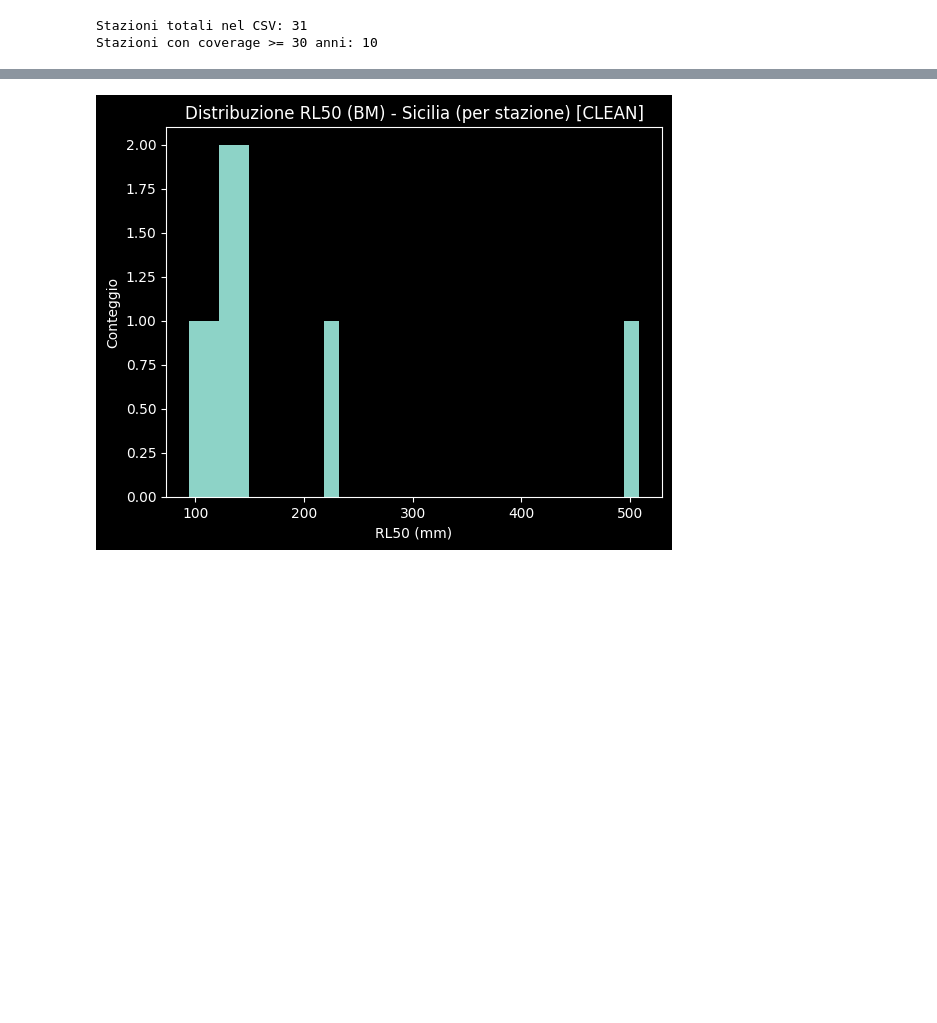
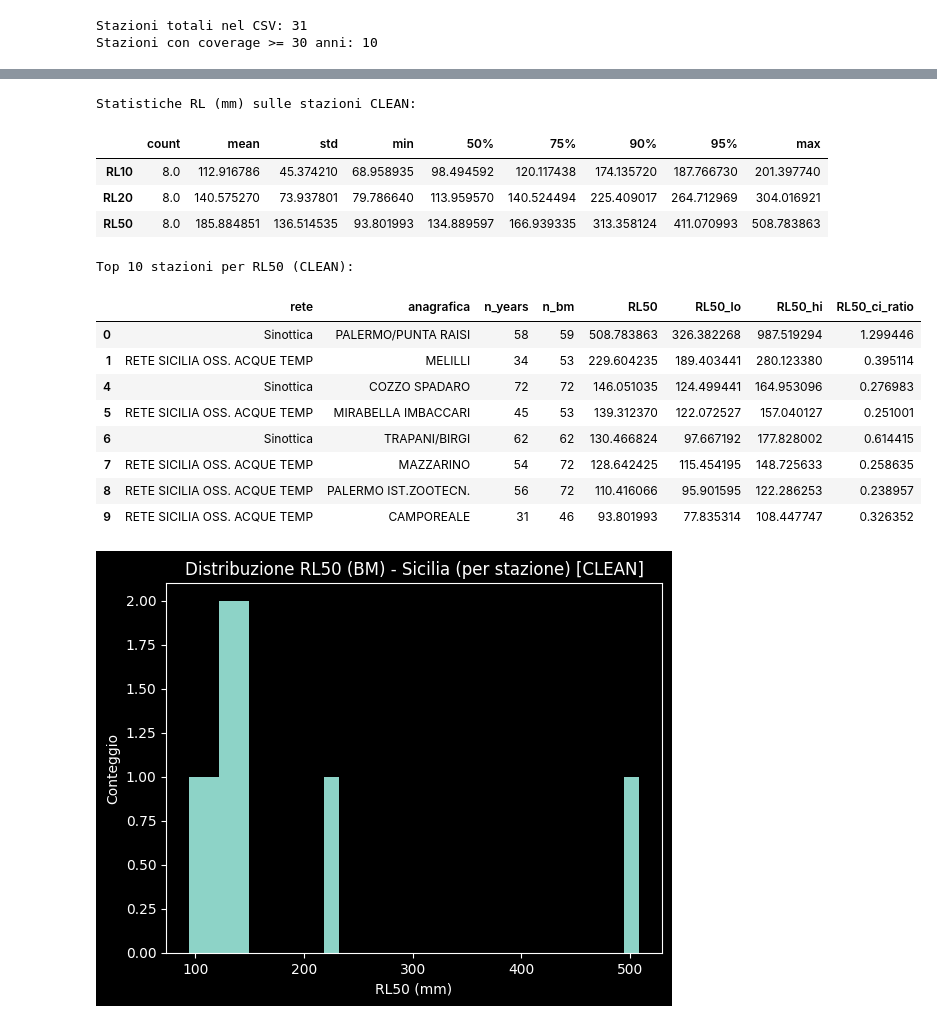
Before and after one commit to Raiden-89/StatisticsOfExtremeEvents, a Jupyter notebook: Extreme_Sicily22.ipynb, the cells around one changed output, grey strips where cells are left out. Saved outputs shown, nothing was run; the diff lists cells and outputs as text; code cells hidden in the pictures; blank space fills up the shorter version.

```diff
--- a/Extreme_Sicily22.ipynb
+++ b/Extreme_Sicily22.ipynb
@@ -1105,6 +1055,39 @@ Salvati anche:
 | 7 | RETE SICILIA OSS. ACQUE TEMP | MAZZARINO | 54 | 19115 | 72 | 94.779074 | 85.846538 | 107.150491 | 109.538222 | 99.171511 | 125.277497 | ... |
 | 8 | RETE SICILIA OSS. ACQUE TEMP | PALERMO IST.ZOOTECN. | 56 | 20029 | 72 | 85.472665 | 76.486468 | 93.341085 | 96.344104 | 84.890500 | 105.998913 | ... |
 | 9 | RETE SICILIA OSS. ACQUE TEMP | CAMPOREALE | 31 | 11029 | 46 | 68.958935 | 60.140510 | 77.027471 | 79.786640 | 67.510035 | 90.730312 | ... |
+# %%
+from IPython.display import display
+
+# --- TABELLINA: statistiche riassuntive sui return levels (solo stazioni clean) ---
+cols_rl = ["RL10","RL20","RL50"]
+desc = rl_station_clean[cols_rl].describe(percentiles=[0.5, 0.75, 0.9, 0.95]).T
+desc = desc[["count","mean","std","min","50%","75%","90%","95%","max"]]
+print("Statistiche RL (mm) sulle stazioni CLEAN:")
+display(desc)
+
+# --- TOP 10 stazioni per RL50 ---
+top10 = rl_station_clean.sort_values("RL50", ascending=False)[
+    ["rete","anagrafica","n_years","n_bm","RL50","RL50_lo","RL50_hi","RL50_ci_ratio"]
+].head(10)
+
+print("Top 10 stazioni per RL50 (CLEAN):")
+display(top10)
+# %% [output]
+Statistiche RL (mm) sulle stazioni CLEAN:
+|  | count | mean | std | min | 50% | 75% | 90% | 95% | max |
+| RL10 | 8.0 | 112.916786 | 45.374210 | 68.958935 | 98.494592 | 120.117438 | 174.135720 | 187.766730 | 201.397740 |
+| RL20 | 8.0 | 140.575270 | 73.937801 | 79.786640 | 113.959570 | 140.524494 | 225.409017 | 264.712969 | 304.016921 |
+| RL50 | 8.0 | 185.884851 | 136.514535 | 93.801993 | 134.889597 | 166.939335 | 313.358124 | 411.070993 | 508.783863 |
+Top 10 stazioni per RL50 (CLEAN):
+|  | rete | anagrafica | n_years | n_bm | RL50 | RL50_lo | RL50_hi | RL50_ci_ratio |
+| 0 | Sinottica | PALERMO/PUNTA RAISI | 58 | 59 | 508.783863 | 326.382268 | 987.519294 | 1.299446 |
+| 1 | RETE SICILIA OSS. ACQUE TEMP | MELILLI | 34 | 53 | 229.604235 | 189.403441 | 280.123380 | 0.395114 |
+| 4 | Sinottica | COZZO SPADARO | 72 | 72 | 146.051035 | 124.499441 | 164.953096 | 0.276983 |
+| 5 | RETE SICILIA OSS. ACQUE TEMP | MIRABELLA IMBACCARI | 45 | 53 | 139.312370 | 122.072527 | 157.040127 | 0.251001 |
+| 6 | Sinottica | TRAPANI/BIRGI | 62 | 62 | 130.466824 | 97.667192 | 177.828002 | 0.614415 |
+| 7 | RETE SICILIA OSS. ACQUE TEMP | MAZZARINO | 54 | 72 | 128.642425 | 115.454195 | 148.725633 | 0.258635 |
+| 8 | RETE SICILIA OSS. ACQUE TEMP | PALERMO IST.ZOOTECN. | 56 | 72 | 110.416066 | 95.901595 | 122.286253 | 0.238957 |
+| 9 | RETE SICILIA OSS. ACQUE TEMP | CAMPOREALE | 31 | 46 | 93.801993 | 77.835314 | 108.447747 | 0.326352 |
 # %%
 # ============================================================
 # BLOCCO: Visualizzazione dei Return Levels (RL50) per stazione
```
Also changed, not shown: parts of 32 cells of this notebook.
